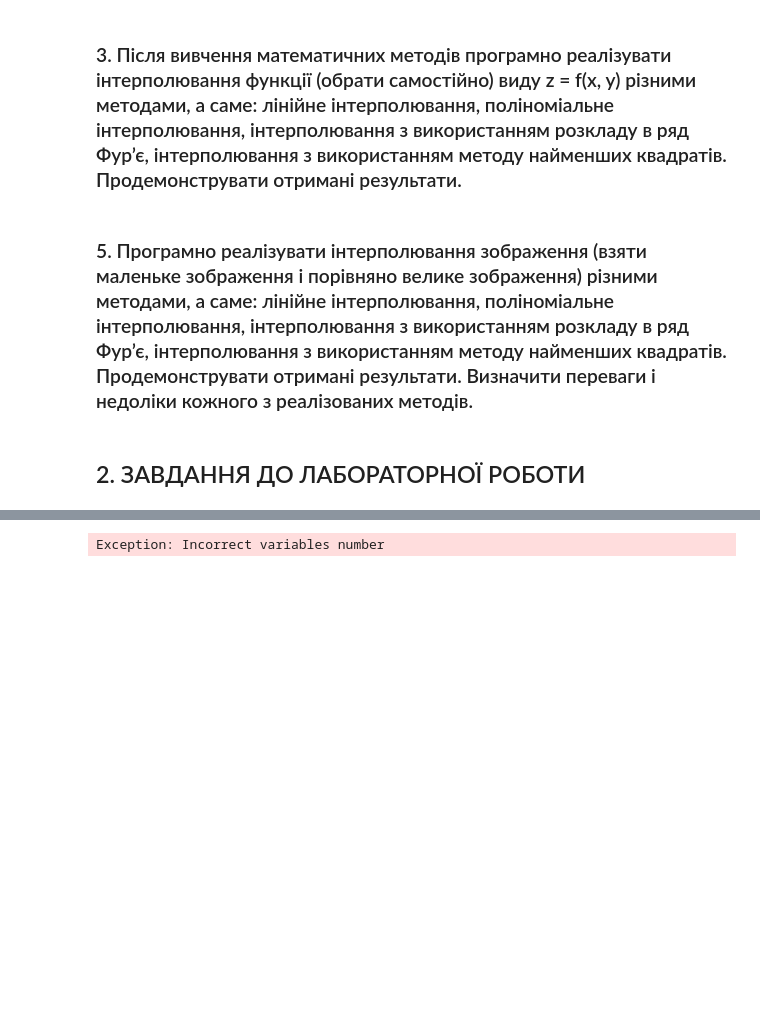
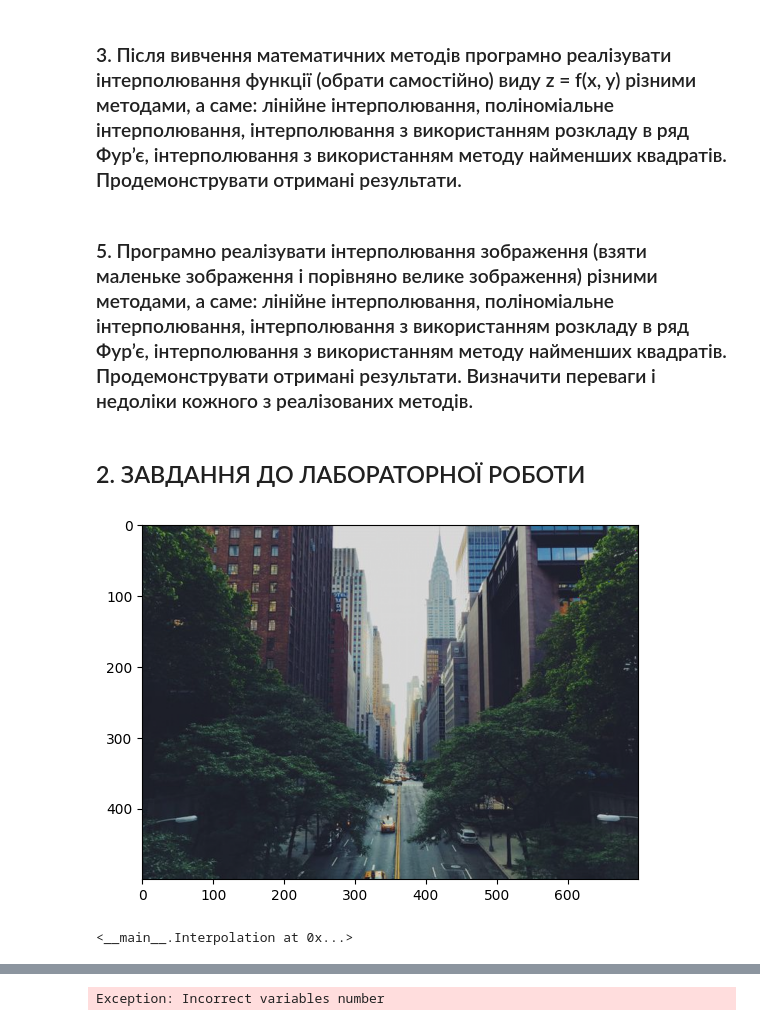
Before and after one commit to KlymentievMaksym/CompGraph, a Jupyter notebook: Lab5.ipynb, the cells around one changed output, grey strips where cells are left out. Cells and saved outputs as stored; diff of their text form; code cells hidden in the pictures; blank space fills up the shorter version.

Commit message:
Furie???

```diff
--- a/Lab5.ipynb
+++ b/Lab5.ipynb
@@ -246,7 +246,47 @@ class Interpolation:
         """
 
     def furies_interpolation(self, size:tuple=(100, 100), **kwargs):
-        pass
+        my_image = np.array(self.image)
+
+        if my_image.ndim == 3:
+            is_rgb = True
+            my_image_new = np.zeros((size[0], size[1], my_image.shape[2]))
+        elif my_image.ndim == 2:
+            is_rgb = False
+            my_image_new = np.zeros(size)
+        else:
+            raise Exception("Incorrect image/array")
+
+        x_size = my_image.shape[0]
+        y_size = my_image.shape[1]
+
+        new_x_size = size[0]
+        new_y_size = size[1]
+
+        norm_x = x_size / new_x_size
+        norm_y = y_size / new_y_size
+
+        for k in range(my_image.shape[2]):
+            my_image_in_furie = np.fft.fft2(my_image[:, :, k]) # fourie transformed image
+            f_transform_shifted = np.fft.fftshift(my_image_in_furie)
+
+            new_f_transform_shifted = np.zeros(size, dtype=complex)
+
+            center_orig = (x_size // 2, y_size // 2)
+            center_new = (new_x_size // 2, new_y_size // 2)
+
+            start_row = center_new[0] - center_orig[0]
+            end_row = start_row + x_size
+            start_col = center_new[1] - center_orig[1]
+            end_col = start_col + y_size
+
+            new_f_transform_shifted[start_row:end_row, start_col:end_col] = f_transform_shifted
+
+            new_f_transform = np.fft.ifftshift(new_f_transform_shifted)
+            interpolated_image = np.fft.ifft2(new_f_transform)
+
+            my_image_new[:, :, k] = np.real(interpolated_image)
+
         self.image_modified = np.uint8(my_image_new)
 
         if "save" in kwargs and kwargs["save"] == True:
@@ -380,3 +420,9 @@ class Interpolation:
                 plt.imshow(self.image)
         plt.show()
         return self
+# %%
+image = Interpolation("lab5/Test1.jpg")
+image.furies_interpolation((500, 700)).show()
+# %% [output]
+[figure, added]
+<__main__.Interpolation at 0x...>
```
Also changed, not shown: parts of 2 cells of this notebook.
